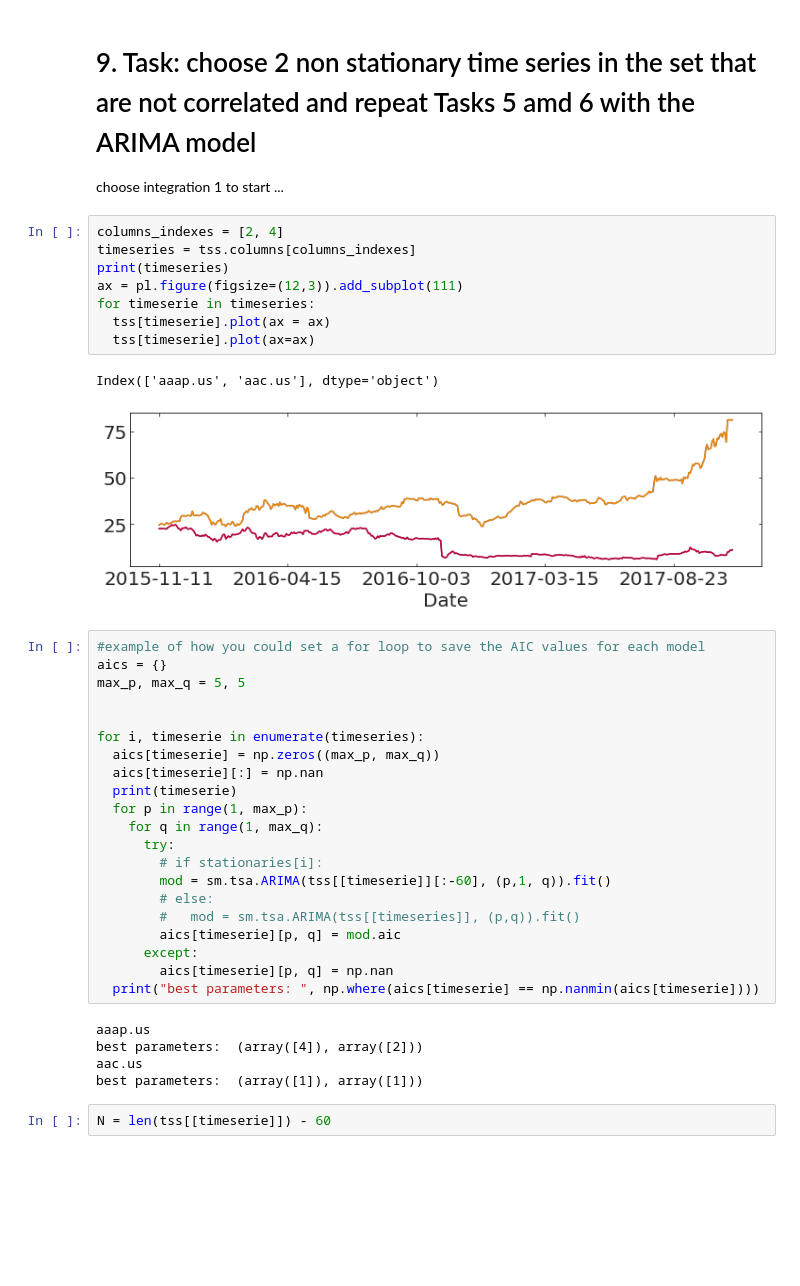
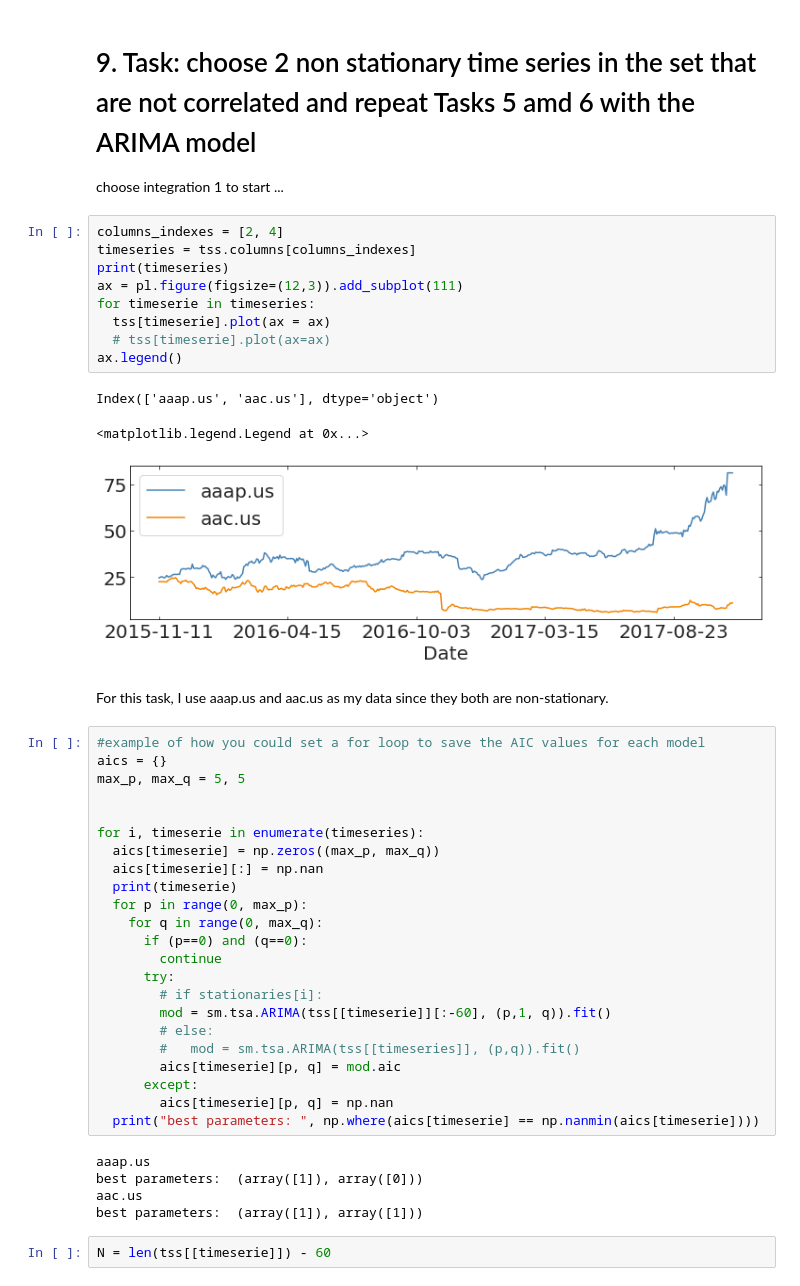
Before and after one commit to pvhau169/MLTSA22_HPhan, a Jupyter notebook: HW3/ARIMA_instructions.ipynb, the cells around one changed output. Drawn from its saved outputs; the diff is of its cells as text; blank space fills up the shorter version.

```diff
--- a/HW3/ARIMA_instructions.ipynb
+++ b/HW3/ARIMA_instructions.ipynb
@@ -397,14 +365,18 @@ choose integration 1 to start ...
 # %%
 columns_indexes = [2, 4]
 timeseries = tss.columns[columns_indexes]
 print(timeseries)
 ax = pl.figure(figsize=(12,3)).add_subplot(111)
 for timeserie in timeseries:
   tss[timeserie].plot(ax = ax)
-  tss[timeserie].plot(ax=ax)
+  # tss[timeserie].plot(ax=ax)
+ax.legend()
 # %% [output]
 Index(['aaap.us', 'aac.us'], dtype='object')
+<matplotlib.legend.Legend at 0x...>
-[figure, old version]
+[figure, new version]
+# %% [markdown]
+For this task, I use aaap.us and aac.us as my data since they both are non-stationary.
 # %%
 #example of how you could set a for loop to save the AIC values for each model
 aics = {}
@@ -415,8 +387,10 @@ for i, timeserie in enumerate(timeseries):
   aics[timeserie] = np.zeros((max_p, max_q))
   aics[timeserie][:] = np.nan
   print(timeserie)
-  for p in range(1, max_p):
-    for q in range(1, max_q):
+  for p in range(0, max_p):
+    for q in range(0, max_q):
+      if (p==0) and (q==0):
+        continue
       try:
         # if stationaries[i]:
         mod = sm.tsa.ARIMA(tss[[timeserie]][:-60], (p,1, q)).fit()
@@ -428,7 +402,7 @@ for i, timeserie in enumerate(timeseries):
   print("best parameters: ", np.where(aics[timeserie] == np.nanmin(aics[timeserie])))
 # %% [output]
 aaap.us
-best parameters:  (array([4]), array([2]))
+best parameters:  (array([1]), array([0]))
 aac.us
 best parameters:  (array([1]), array([1]))
 # %%
```
Also changed, not shown: parts of 28 cells of this notebook.
